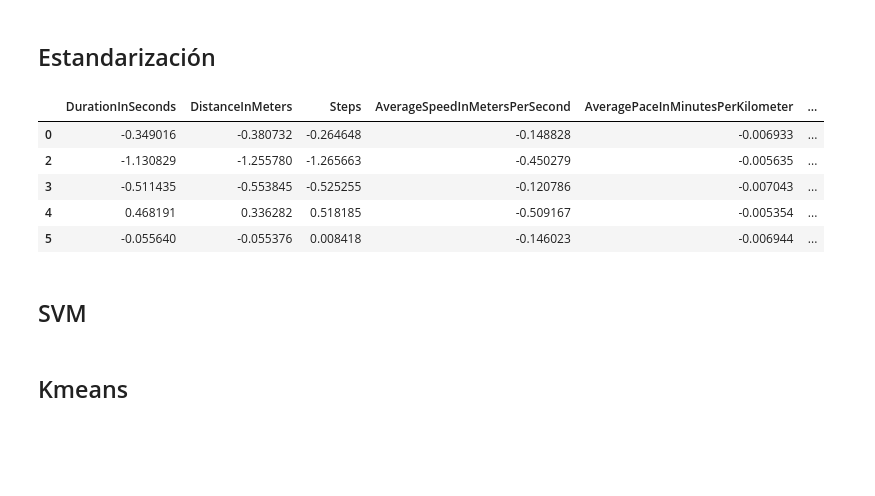
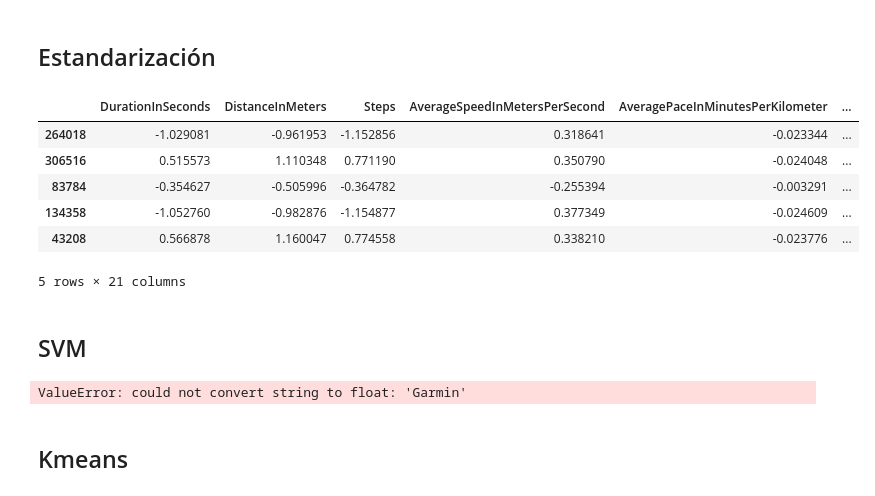
Before and after one commit to lauraich/running_anomalies_detection_data_analysis, a Jupyter notebook: Proyecto_final_analisis_de_datos_I.ipynb, the cells around one changed output. Cells and saved outputs as stored; diff of their text form; code cells hidden in the pictures; blank space fills up the shorter version.

Commit message:
usar imputación y estandarización general para los modelos

```diff
--- a/Proyecto_final_analisis_de_datos_I.ipynb
+++ b/Proyecto_final_analisis_de_datos_I.ipynb
@@ -870,7 +870,7 @@ df_encoded['AverageHeartRateInBeatsPerMinute'].describe()
 # %% [output]
 "\ncolumnas_para_imputacion = [\n    'DurationInSeconds', \n    'DistanceInMeters', \n    'AverageSpeedInMetersPerSecond', \n    'Day', \n    'TerrainType_Downhill', \n    'TerrainType_Flat', \n    'T ...
 # %%
-df_encoded = pd.get_dummies(df, columns=['TerrainType'])
+df_encoded = pd.get_dummies(df, columns=['TerrainType','SourceType'])
 df_encoded.describe()
 # %% [output]
 |  | DurationInSeconds | DistanceInMeters | Steps | AverageSpeedInMetersPerSecond | AveragePaceInMinutesPerKilometer | ... |
@@ -1029,19 +1029,28 @@ Con los resultados anteriores podemos ver que el proceso de imputación no afect
 # %% [markdown]
 ## Estandarización
 # %%
+from sklearn.model_selection import train_test_split
 from sklearn.preprocessing import StandardScaler
+
+# División de datos (por defecto, 80% entrenamiento, 20% prueba)
+df_train, df_test = train_test_split(df_encoded, test_size=0.2, random_state=42)
+
+df_train_scaled = df_train.copy()
+df_test_scaled = df_test.copy()
 
 scaler = StandardScaler()
 numerical_features = ['DurationInSeconds', 'DistanceInMeters', 'Steps', 'AverageSpeedInMetersPerSecond', 'AveragePaceInMinutesPerKilometer', 'AverageHeartRateInBeatsPerMinute']
-df_encoded[numerical_features] = scaler.fit_transform(df_encoded[numerical_features])
-df_encoded.head()
+df_train_scaled[numerical_features] = scaler.fit_transform(df_train_scaled[numerical_features])
+df_test_scaled[numerical_features] = scaler.transform(df_test[numerical_features])
+df_train_scaled.head()
 # %% [output]
 |  | DurationInSeconds | DistanceInMeters | Steps | AverageSpeedInMetersPerSecond | AveragePaceInMinutesPerKilometer | ... |
-| 0 | -0.349016 | -0.380732 | -0.264648 | -0.148828 | -0.006933 | ... |
-| 2 | -1.130829 | -1.255780 | -1.265663 | -0.450279 | -0.005635 | ... |
-| 3 | -0.511435 | -0.553845 | -0.525255 | -0.120786 | -0.007043 | ... |
-| 4 | 0.468191 | 0.336282 | 0.518185 | -0.509167 | -0.005354 | ... |
-| 5 | -0.055640 | -0.055376 | 0.008418 | -0.146023 | -0.006944 | ... |
+| 264018 | -1.029081 | -0.961953 | -1.152856 | 0.318641 | -0.023344 | ... |
+| 306516 | 0.515573 | 1.110348 | 0.771190 | 0.350790 | -0.024048 | ... |
+| 83784 | -0.354627 | -0.505996 | -0.364782 | -0.255394 | -0.003291 | ... |
+| 134358 | -1.052760 | -0.982876 | -1.154877 | 0.377349 | -0.024609 | ... |
+| 43208 | 0.566878 | 1.160047 | 0.774558 | 0.338210 | -0.023776 | ... |
+5 rows × 21 columns
 # %% [markdown]
 ## SVM
 # %%
@@ -1050,10 +1059,12 @@ from sklearn.cluster import KMeans
 
 # 2. One-Class SVM
 one_svm = OneClassSVM(kernel='rbf', gamma='auto', nu=0.01)
-one_svm.fit(df_encoded)
-svm_pred = one_svm.predict(df_encoded)
+one_svm.fit(df_train_scaled)
+svm_pred = one_svm.predict(df_test_scaled)
 svm_anomalies = np.sum(svm_pred == -1)
 print('One-Class SVM detected anomalies:', svm_anomalies)
+# %% [output]
+ValueError: could not convert string to float: 'Garmin'
 # %% [markdown]
 ## Kmeans
 # %%
```
Also changed, not shown: parts of 16 cells of this notebook.
